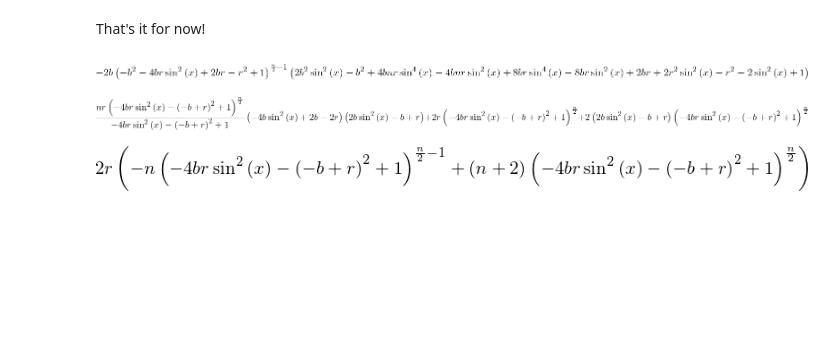
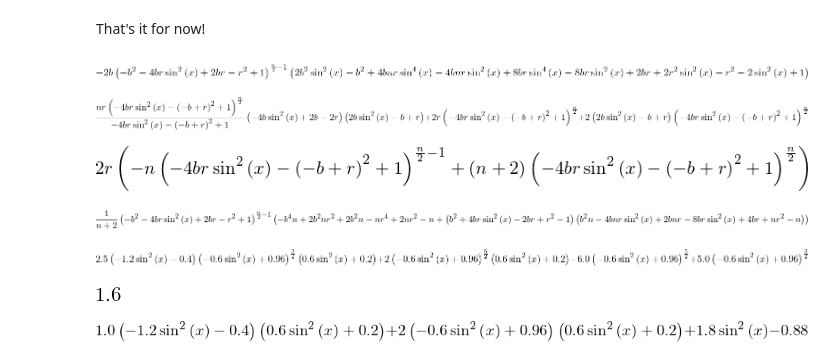
Before and after one commit to rodluger/Limbdark.jl, a Jupyter notebook: proofs/dpdr.ipynb, the cells around one changed output. Drawn from its saved outputs; the diff is of its cells as text; code cells hidden in the pictures; blank space fills up the shorter version.

Commit message:
Working on dpdr notebook

```diff
--- a/proofs/dpdr.ipynb
+++ b/proofs/dpdr.ipynb
@@ -23,9 +24,8 @@ Using sympy version 0.7.6.1
 Define integrand of P(G_n):
 # %%
 # Define derivative of the the integrand of P(G_n):
-pintegrand, dpdr, dpdb, dpdr2, dpdb2, dpdb_diff, dpdr_diff, r, b, k2, n, x, m_n, m_nm2 = symbols('pintegrand dpdr dpdb dpdr2 dpdb2 dpdb_diff dpdr_diff r b k2 n x m_n m_nm2')
-k2 = (1-(r-b)**2)/(4*b*r)
-pintegrand = 2*r*(1-(r-b)**2-4*b*r*sin(x)**2)**(n/2)*(r-b+2*b*sin(x)**2)
+pintegrand, dpdr, dpdb, dpdr2, dpdb2, dpdb_diff, dpdr_diff, r, b, n, x, m_n, m_nm2 = symbols('pintegrand dpdr dpdb dpdr2 dpdb2 dpdb_diff dpdr_diff r b n x m_n m_nm2')
+pintegrand = 2*r*sqrt(1-(r-b)**2-4*b*r*sin(x)**2)**n*(r-b+2*b*sin(x)**2)
 dpdr = diff(pintegrand,r)
 dpdb = diff(pintegrand,b)
 # %% [markdown]
@@ -37,8 +37,8 @@ simplify(dpdr)
 # %% [markdown]
 Now compute the right hand side:
 # %%
-m_n = (1-(r-b)**2-4*b*r*sin(x)**2)**(n/2)
-m_nm2 = (1-(r-b)**2-4*b*r*sin(x)**2)**((n-2)/2)
+m_n = sqrt(1-(r-b)**2-4*b*r*sin(x)**2)**n
+m_nm2 = sqrt(1-(r-b)**2-4*b*r*sin(x)**2)**(n-2)
 dpdr2 = 2*r*((n+2)*m_n-n*m_nm2)
 dpdb2 = n/b*((r**2+b**2)*(m_n-m_nm2)+(r**2-b**2)**2*m_nm2)
 # %% [markdown]
@@ -66,3 +66,19 @@ dpdr
 dpdr2
 # %% [output]
 [figure]
+# %%
+simplify(factor(pintegrand - (2*r**2*m_n-n/(n+2)*((1-r**2-b**2)*m_n+(1-(r-b)**2)*((r+b)**2-1)*m_nm2))))
+# %% [output]
+[figure, added]
+# %%
+dpdr_diff.subs({"n":5,"b":0.3,"r":0.5})
+# %% [output]
+[figure, added]
+# %%
+(1-(0.3-0.5)**2)/(4*0.3*0.5)
+# %% [output]
+[figure, added]
+# %%
+dpdr_diff.subs({"n":2,"b":0.3,"r":0.5})
+# %% [output]
+[figure, added]
```
Also changed, not shown: parts of 5 cells of this notebook, 1 other file.
